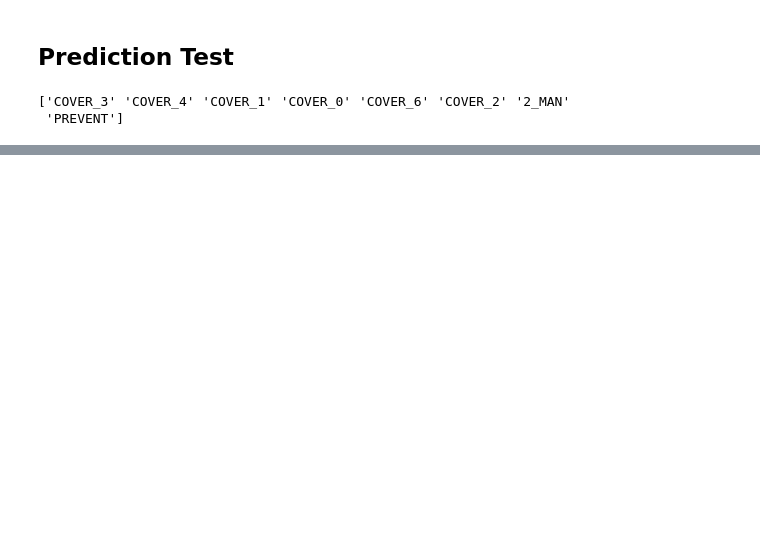
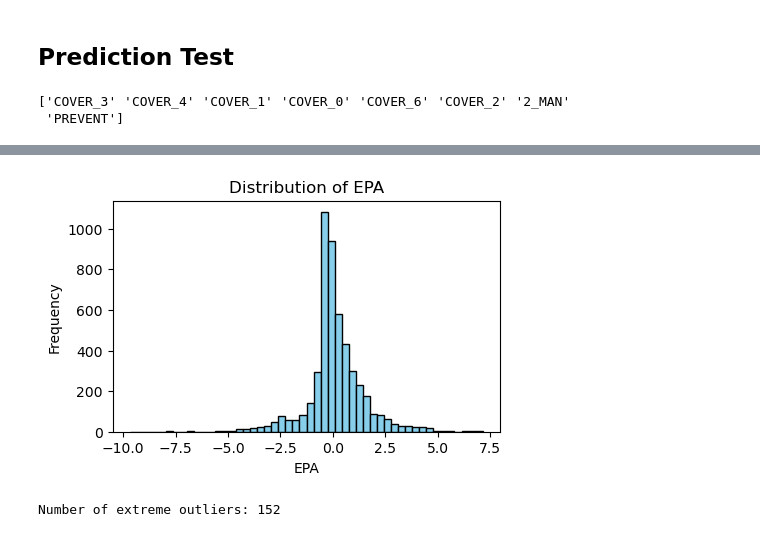
Before and after one commit to chue02/bsaFBresearch, a Jupyter notebook: xgbModel/xgbModel.ipynb, the cells around one changed output, grey strips where cells are left out. Saved outputs shown, nothing was run; the diff lists cells and outputs as text; code cells hidden in the pictures; blank space fills up the shorter version.

```diff
--- a/xgbModel/xgbModel.ipynb
+++ b/xgbModel/xgbModel.ipynb
@@ -236,0 +286,21 @@ print(predict_data[['coverage_type', 'predicted_EPA']].sort_values(by=['predicte
+# %%
+plt.figure(figsize=(5, 3))
+plt.hist(y, bins=50, color='skyblue', edgecolor='black')
+plt.title('Distribution of EPA')
+plt.xlabel('EPA')
+plt.ylabel('Frequency')
+plt.show()
+# %% [output]
+[figure, added]
+# %%
+Q1 = df['epa'].quantile(0.25)
+Q3 = df['epa'].quantile(0.75)
+IQR = Q3 - Q1
+
+lower_bound = Q1 - 3 * IQR
+upper_bound = Q3 + 3 * IQR
+
+outliers = df[(df['epa'] < lower_bound) | (df['epa'] > upper_bound)]
+print(f"Number of extreme outliers: {len(outliers)}")
+# %% [output]
+Number of extreme outliers: 152
```
Also changed, not shown: parts of 14 cells of this notebook, 1 other file.
